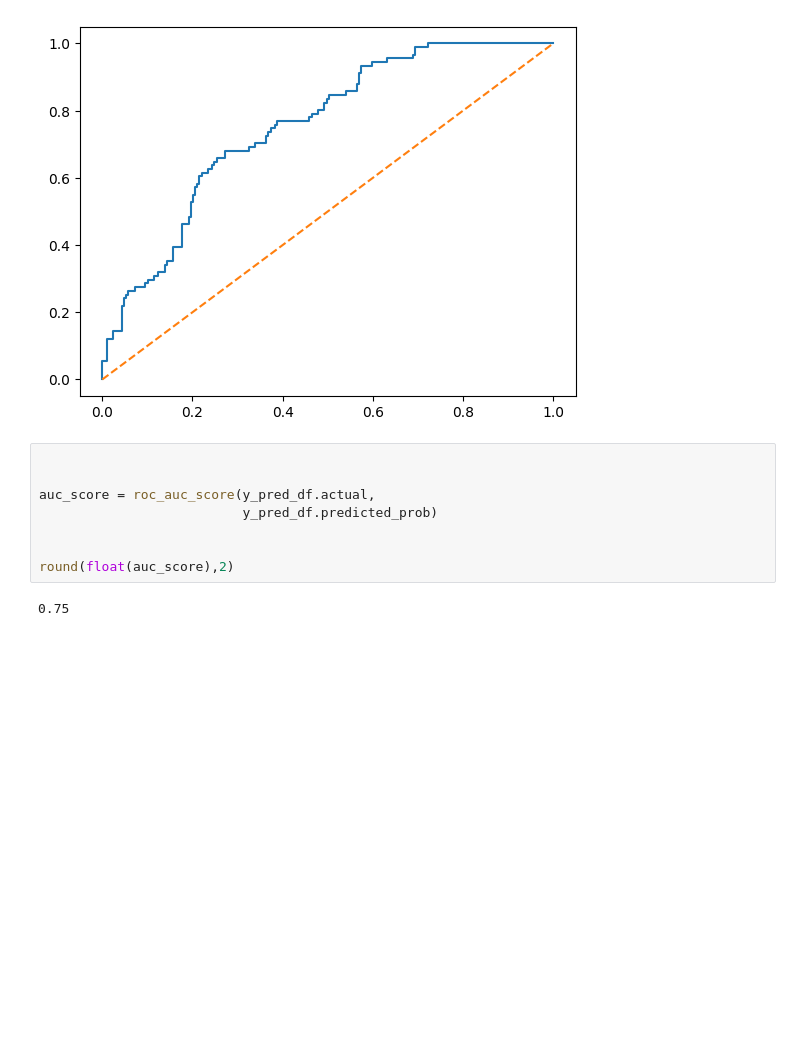
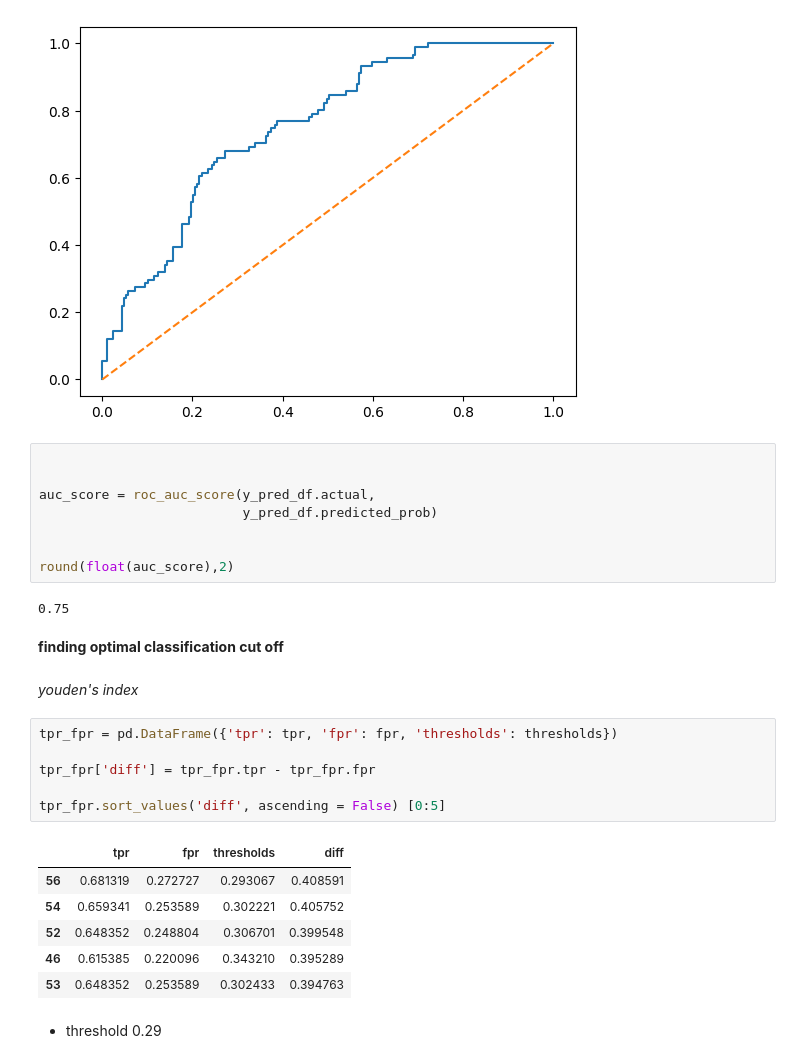
Before and after one commit to aparna-2001/machine_learning_using_python, a Jupyter notebook: Binary_logistic_regression.ipynb, the cells around one changed output. Saved outputs shown, nothing was run; the diff lists cells and outputs as text; blank space fills up the shorter version.

Commit message:
youden's index

```diff
--- a/Binary_logistic_regression.ipynb
+++ b/Binary_logistic_regression.ipynb
@@ -290,3 +279,22 @@ auc_score = roc_auc_score(y_pred_df.actual,
 round(float(auc_score),2)
 # %% [output]
 0.75
+# %% [markdown]
+**finding optimal classification cut off**
+# %% [markdown]
+*youden's index*
+# %%
+tpr_fpr = pd.DataFrame({'tpr': tpr, 'fpr': fpr, 'thresholds': thresholds})
+
+tpr_fpr['diff'] = tpr_fpr.tpr - tpr_fpr.fpr
+
+tpr_fpr.sort_values('diff', ascending = False) [0:5]
+# %% [output]
+|  | tpr | fpr | thresholds | diff |
+| 56 | 0.681319 | 0.272727 | 0.293067 | 0.408591 |
+| 54 | 0.659341 | 0.253589 | 0.302221 | 0.405752 |
+| 52 | 0.648352 | 0.248804 | 0.306701 | 0.399548 |
+| 46 | 0.615385 | 0.220096 | 0.343210 | 0.395289 |
+| 53 | 0.648352 | 0.253589 | 0.302433 | 0.394763 |
+# %% [markdown]
+* threshold 0.29
```
Also changed, not shown: parts of 5 cells of this notebook.
